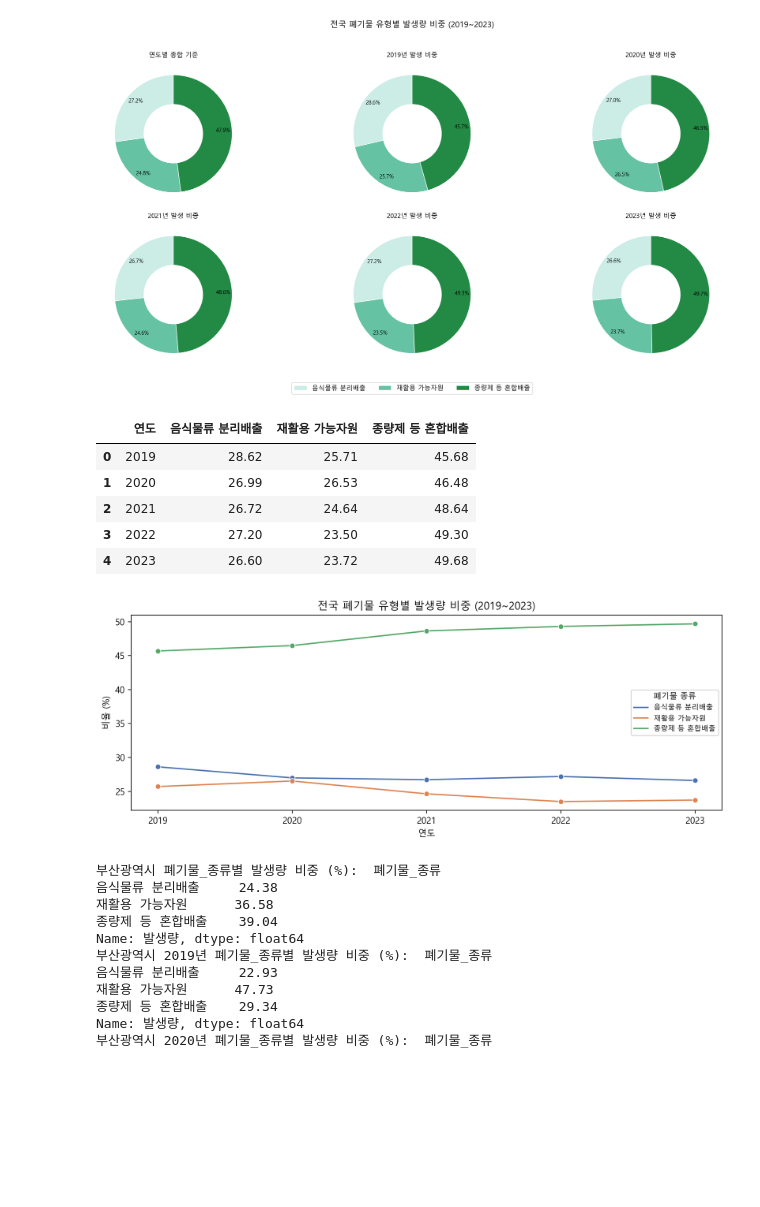
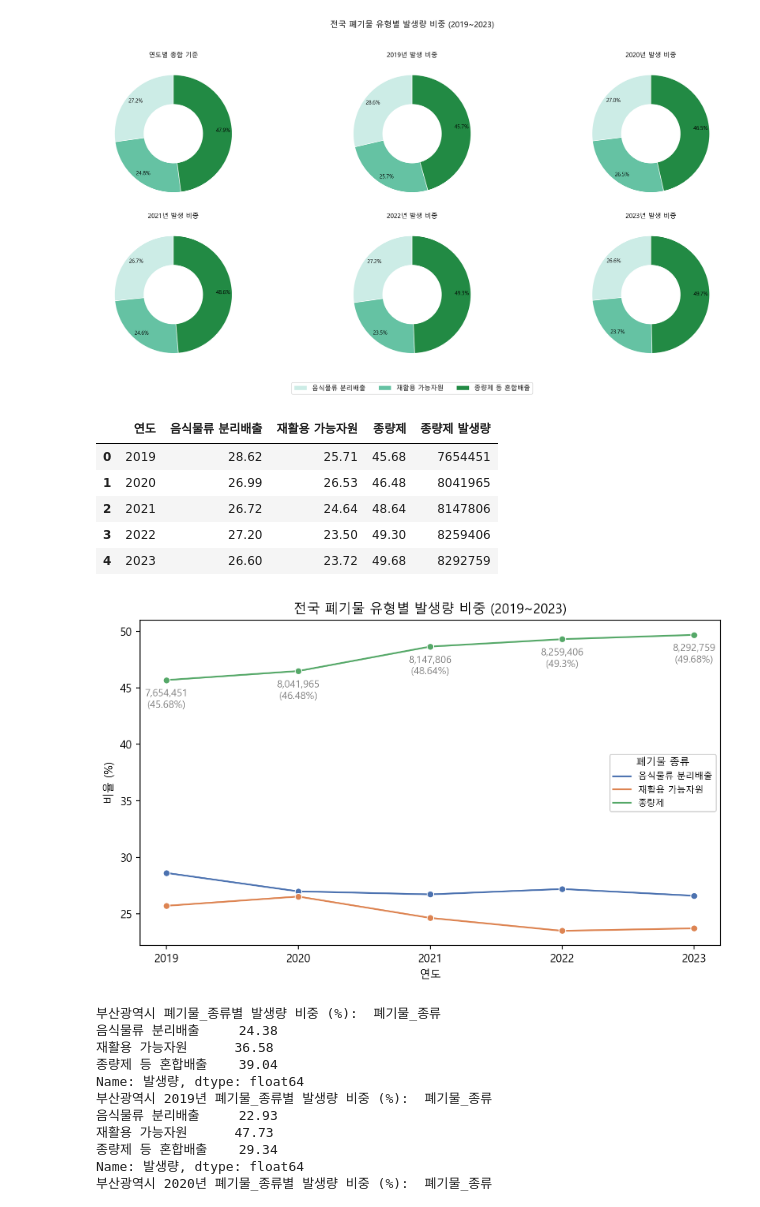
Before and after one commit to kimsang0220/Busan_Big_Data, a Jupyter notebook: KBR/3_폐기물데이터EDA.ipynb, the cells around one changed output. Cells and saved outputs as stored; diff of their text form; code cells hidden in the pictures; blank space fills up the shorter version.

```diff
--- a/KBR/3_폐기물데이터EDA.ipynb
+++ b/KBR/3_폐기물데이터EDA.ipynb
@@ -189,7 +189,7 @@ Name: 폐기물_종류2, dtype: object
 # %%
 # 폐기물_분류 값 일괄 수정
 waste["폐기물_종류"] = waste["폐기물_종류"].replace({
-    "종량제방식 등 혼합배출": "종량제 등 혼합배출",
+    "종량제방식 등 혼합배출": "종량제",
     "재활용 가능자원  분리배출": "재활용 가능자원",
     "음식물류 폐기물 분리배출": "음식물류 분리배출"
 })
@@ -317,38 +317,56 @@ for year in years:
         "연도": year,
         "음식물류 분리배출": yearly_cat_pct.get("음식물류 분리배출", 0),
         "재활용 가능자원": yearly_cat_pct.get("재활용 가능자원", 0),
-        "종량제 등 혼합배출": yearly_cat_pct.get("종량제 등 혼합배출", 0)
+        "종량제": yearly_cat_pct.get("종량제", 0),
+        "종량제 발생량": int(yearly_cat.get("종량제", 0))  # 실제량 저장
     }
     national_pct.append(row)
 
 national_df = pd.DataFrame(national_pct)
 national_df
 # %% [output]
-|  | 연도 | 음식물류 분리배출 | 재활용 가능자원 | 종량제 등 혼합배출 |
-| 0 | 2019 | 28.62 | 25.71 | 45.68 |
-| 1 | 2020 | 26.99 | 26.53 | 46.48 |
-| 2 | 2021 | 26.72 | 24.64 | 48.64 |
-| 3 | 2022 | 27.20 | 23.50 | 49.30 |
-| 4 | 2023 | 26.60 | 23.72 | 49.68 |
+|  | 연도 | 음식물류 분리배출 | 재활용 가능자원 | 종량제 | 종량제 발생량 |
+| 0 | 2019 | 28.62 | 25.71 | 45.68 | 7654451 |
+| 1 | 2020 | 26.99 | 26.53 | 46.48 | 8041965 |
+| 2 | 2021 | 26.72 | 24.64 | 48.64 | 8147806 |
+| 3 | 2022 | 27.20 | 23.50 | 49.30 | 8259406 |
+| 4 | 2023 | 26.60 | 23.72 | 49.68 | 8292759 |
 # %%
-national_melted = national_df.melt(id_vars="연도", var_name="폐기물_종류", value_name="비율")
+national_melted = national_df[["연도", "음식물류 분리배출", "재활용 가능자원", "종량제"]].melt(
+    id_vars="연도",
+    var_name="폐기물_종류",
+    value_name="비율"
+)
 
-plt.figure(figsize=(10, 4))
+plt.figure(figsize=(8, 5))
 sns.lineplot(
     data=national_melted,
     x="연도",
     y="비율",
     hue="폐기물_종류",
     marker="o",
     palette="deep"
 )
+
+# 종량제 아래 발생량 출력
+for i, row in national_df.iterrows():
+    plt.annotate(
+        f"{row['종량제 발생량']:,.0f}\n({row['종량제']}%)",
+        (row["연도"], row["종량제"]),
+        textcoords="offset points",
+        xytext=(0, -25),
+        ha='center',
+        fontsize=9,
+        color='gray'
+    )
+
 plt.title("전국 폐기물 유형별 발생량 비중 (2019~2023)", fontsize=12)
 plt.ylabel("비율 (%)")
 plt.xticks(national_df["연도"])
 plt.legend(title="폐기물 종류", fontsize=8, title_fontsize=9)
 plt.tight_layout()
 # %% [output]
-[figure, old version]
+[figure, new version]
 # %%
 # 부산시만 적용
 fig, axs = plt.subplots(2, 3, figsize=(18, 10))
```
Also changed, not shown: parts of 5 cells of this notebook.
